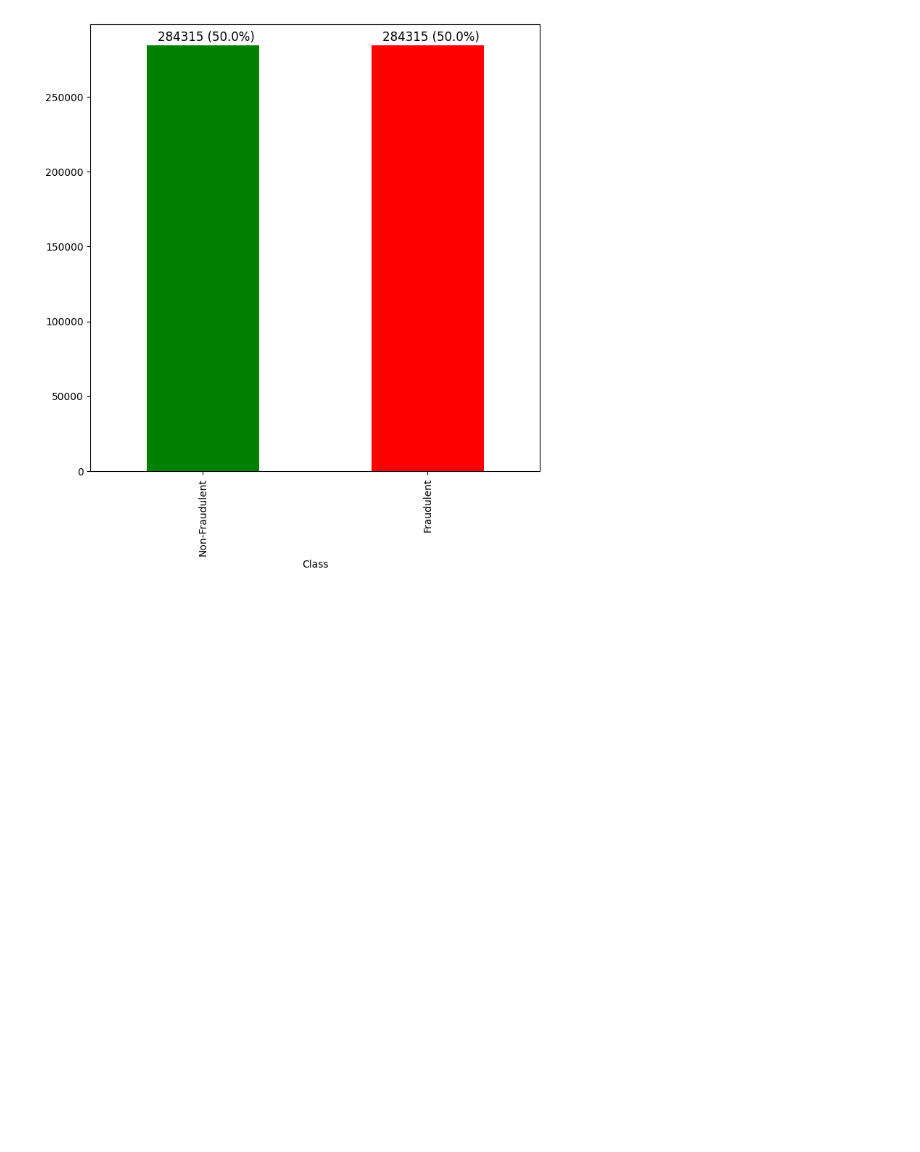
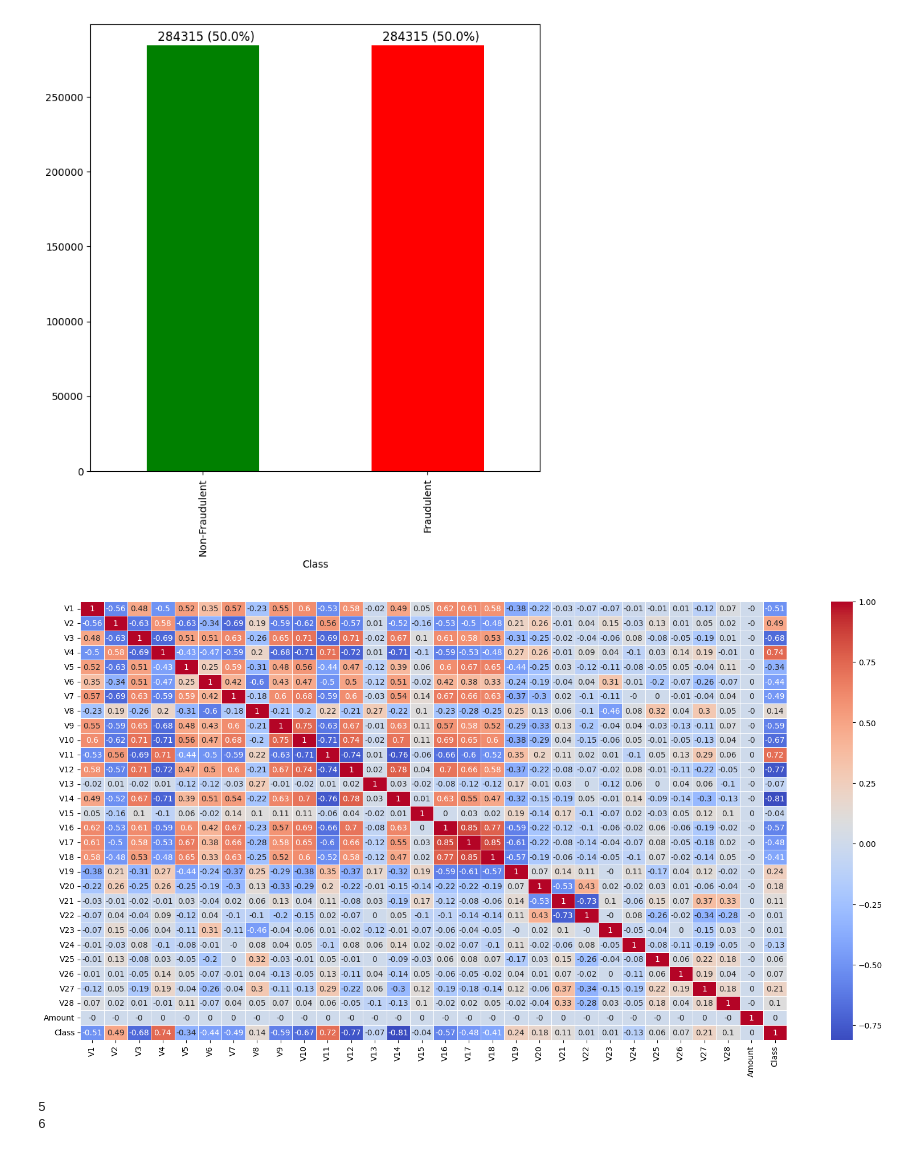
Before and after one commit to MattRWue/Credit-card-fraud-detection-using-machine-learning, a Jupyter notebook: credit_card_fraud_detection.ipynb, the cells around one changed output. Saved outputs shown, nothing was run; the diff lists cells and outputs as text; code cells hidden in the pictures; blank space fills up the shorter version.

```diff
--- a/credit_card_fraud_detection.ipynb
+++ b/credit_card_fraud_detection.ipynb
@@ -99,3 +96,30 @@ plt.text(x=0.8, y=classes[1] + 3000, s=f'{classes[1]} ({fraud_share}%)', size=12
 plt.show()
 # %% [output]
 [figure]
+# %%
+df_no_id = df.drop(columns=['id'])
+corr_matrix = df_no_id.corr().round(2)
+
+# Set up the matplotlib figure
+plt.figure(figsize=(20, 10))
+
+# Create the heatmap
+sns.heatmap(corr_matrix, annot=True, cmap='coolwarm', linewidths=0.5)
+plt.savefig('correlation_heatmap.png', bbox_inches='tight', dpi=300)
+
+
+plt.show()
+# %% [output]
+[figure, added]
+# %%
+df_no_class = df.drop(columns=['id', 'Class'])
+
+# Set up the number of rows and columns for the subplots
+num_features = len(df_no_class.columns)
+num_cols = 5  # Number of columns per row
+num_rows = (num_features // num_cols) + (num_features % num_cols > 0)
+print(num_cols)
+print(num_rows)
+# %% [output]
+5
+6
```
Also changed, not shown: parts of 3 cells of this notebook.
